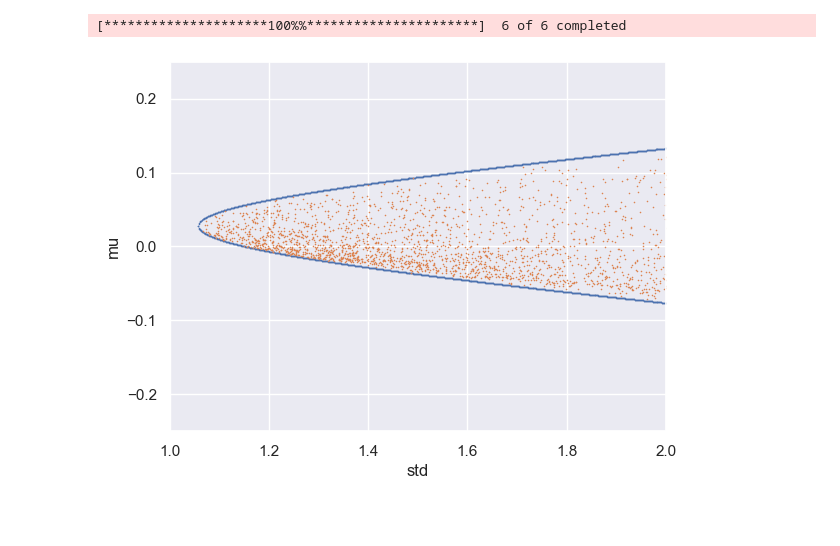
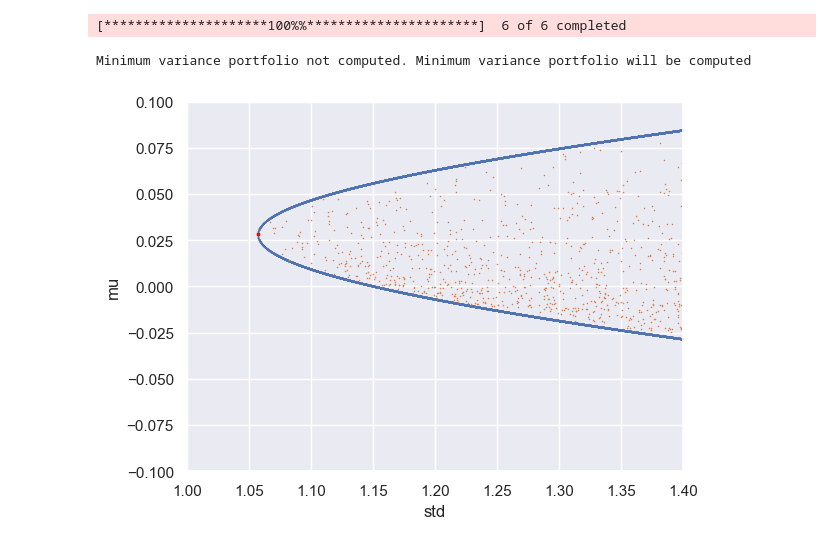
Before and after one commit to memlein/Markowitz-portfolio, a Jupyter notebook: portfolio.ipynb, the cells around one changed output. Cells and saved outputs as stored; diff of their text form; code cells hidden in the pictures; blank space fills up the shorter version.

Commit message:
finished global xlim implementation, minimum variance implementation

```diff
--- a/portfolio.ipynb
+++ b/portfolio.ipynb
@@ -107,9 +128,10 @@ class Markowitz:
 PF = Markowitz(tickers=["AAPL", "GOOG", "BAS.DE", "BMW.DE", "RWE.DE", "DBK.DE"], start = "2010-01-01", end = "2018-12-31")
 # %% [output]
 [*********************100%%**********************]  6 of 6 completed
-# %%
-PF.plot()
-# %% [output]
-[figure, removed]
 # %%
 PF.simulate_portfolios(n_portfolios=5000, allow_negative_weights=True)
+PF.get_efficient_frontier()
+PF.plot()
+# %% [output]
+Minimum variance portfolio not computed. Minimum variance portfolio will be computed
+[figure, added]
```
Also changed, not shown: parts of 1 cell of this notebook.
